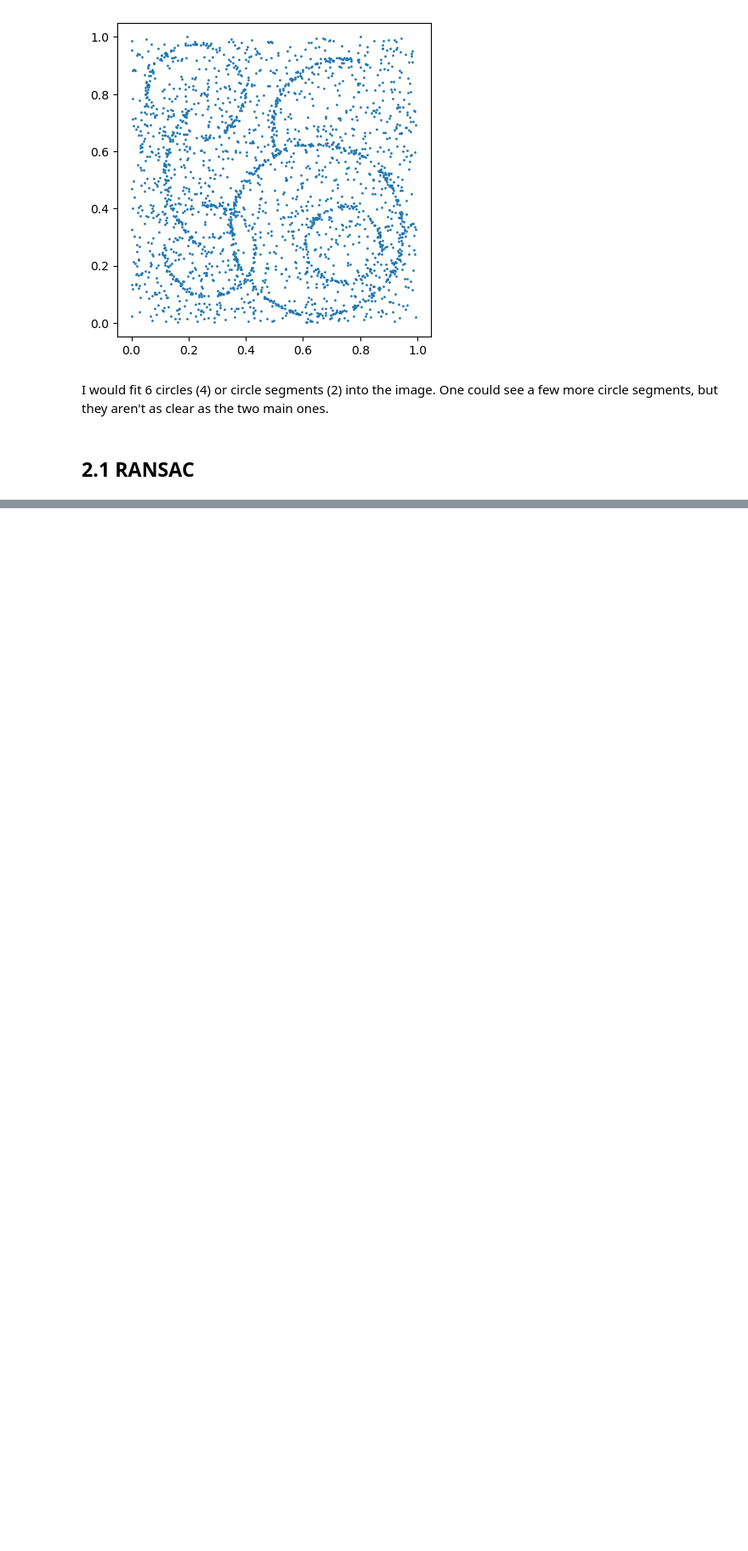
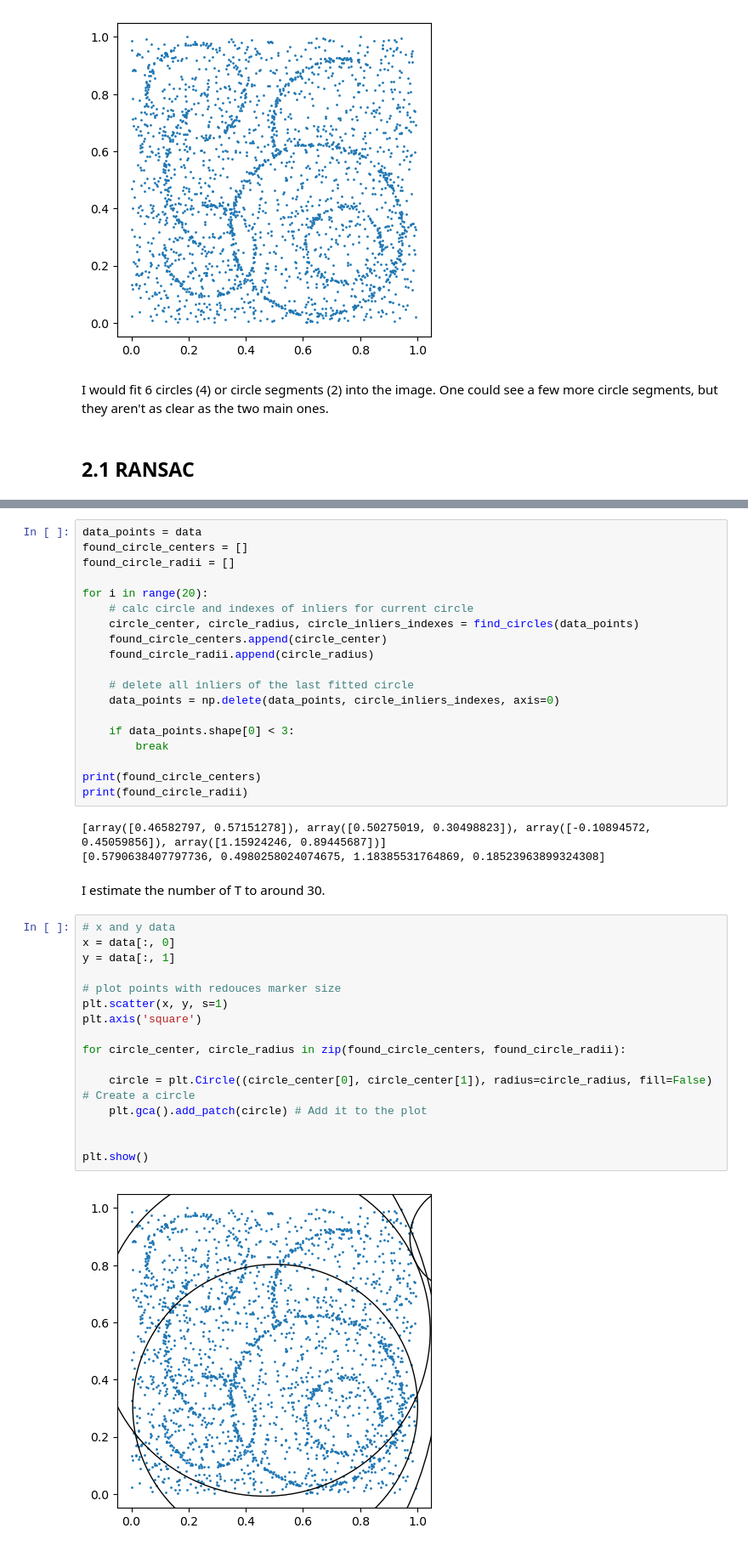
Before and after one commit to Simon-0711/ML_essentials, a Jupyter notebook: Exercise_7/gp-and-robust.ipynb, the cells around one changed output, grey strips where cells are left out. Shown at 85% size. Cells and saved outputs as stored; diff of their text form; blank space fills up the shorter version.

```diff
--- a/Exercise_7/gp-and-robust.ipynb
+++ b/Exercise_7/gp-and-robust.ipynb
@@ -221,0 +245,42 @@ for iteration in range(T):
+# %%
+data_points = data
+found_circle_centers = []
+found_circle_radii = []
+
+for i in range(20):
+    # calc circle and indexes of inliers for current circle
+    circle_center, circle_radius, circle_inliers_indexes = find_circles(data_points)
+    found_circle_centers.append(circle_center)
+    found_circle_radii.append(circle_radius)
+
+    # delete all inliers of the last fitted circle
+    data_points = np.delete(data_points, circle_inliers_indexes, axis=0)
+
+    if data_points.shape[0] < 3:
+        break
+
+print(found_circle_centers)
+print(found_circle_radii)
+# %% [output]
+[array([0.46582797, 0.57151278]), array([0.50275019, 0.30498823]), array([-0.10894572,  0.45059856]), array([1.15924246, 0.89445687])]
+[0.5790638407797736, 0.4980258024074675, 1.18385531764869, 0.18523963899324308]
+# %% [markdown]
+I estimate the number of T to around 30.
+# %%
+# x and y data
+x = data[:, 0]
+y = data[:, 1]
+
+# plot points with redouces marker size
+plt.scatter(x, y, s=1)
+plt.axis('square')
+
+for circle_center, circle_radius in zip(found_circle_centers, found_circle_radii):
+
+    circle = plt.Circle((circle_center[0], circle_center[1]), radius=circle_radius, fill=False) # Create a circle
+    plt.gca().add_patch(circle) # Add it to the plot
+
+
+plt.show()
+# %% [output]
+[figure, added]
```
Also changed, not shown: parts of 5 cells of this notebook.
